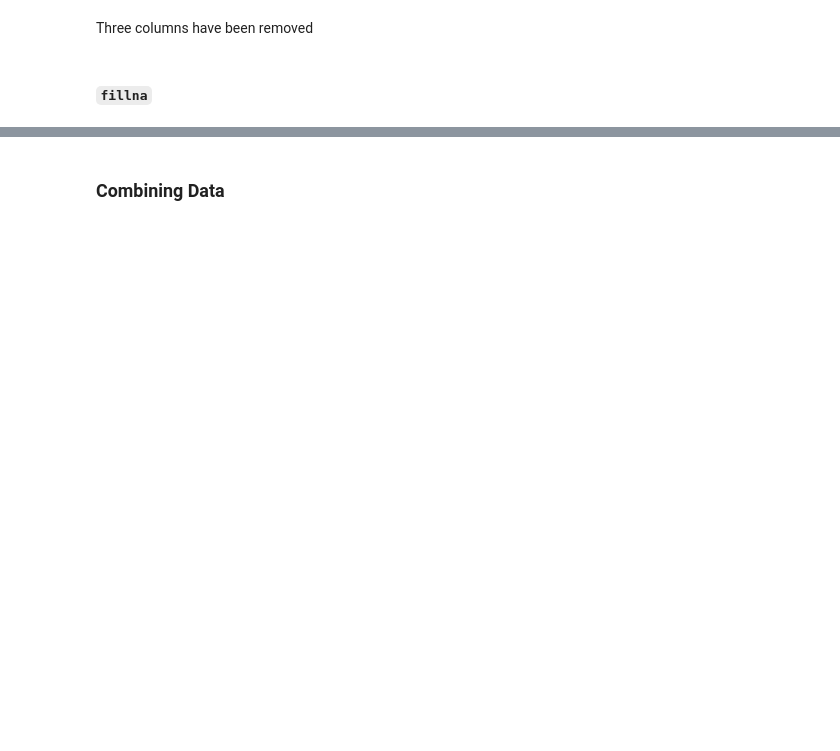
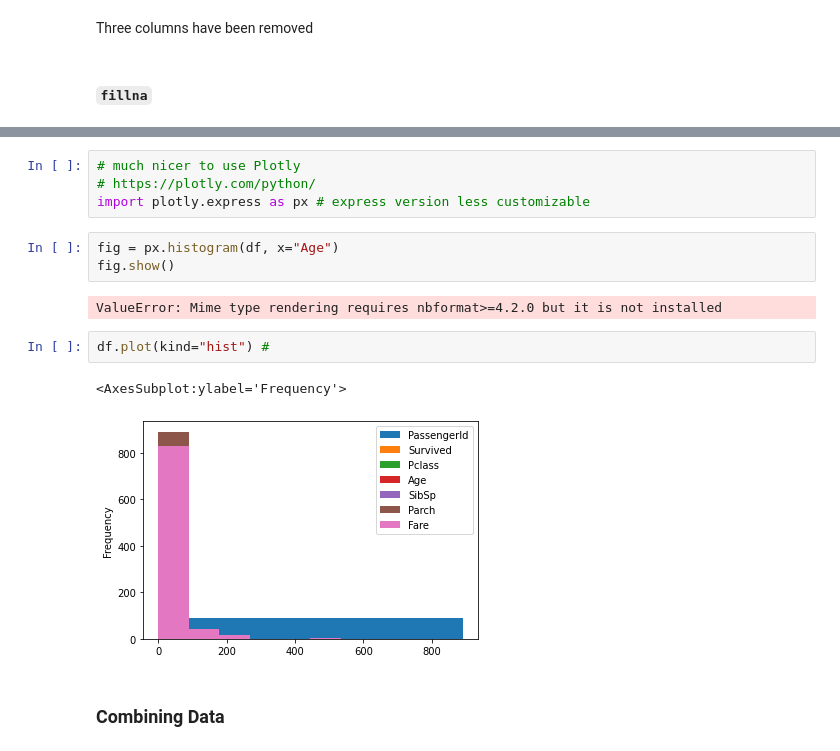
Before and after one commit to ValRCS/Python_Data_Analysis_Forecasting, a Jupyter notebook: notebooks/pandas_cheatsheet.ipynb, the cells around one changed output, grey strips where cells are left out. Cells and saved outputs as stored; diff of their text form; blank space fills up the shorter version.

```diff
--- a/notebooks/pandas_cheatsheet.ipynb
+++ b/notebooks/pandas_cheatsheet.ipynb
@@ -1352,3 +1836,17 @@ df.fillna(np.mean)[:1]
+# %%
+# much nicer to use Plotly
+# https://plotly.com/python/
+import plotly.express as px # express version less customizable
+# %%
+fig = px.histogram(df, x="Age")
+fig.show()
+# %% [output]
+ValueError: Mime type rendering requires nbformat>=4.2.0 but it is not installed
+# %%
+df.plot(kind="hist") #
+# %% [output]
+<AxesSubplot:ylabel='Frequency'>
+[figure, added]
 # %% [markdown]
 ### Combining Data
 # %% [markdown]
```
Also changed, not shown: parts of 60 cells of this notebook, 1 other file.
